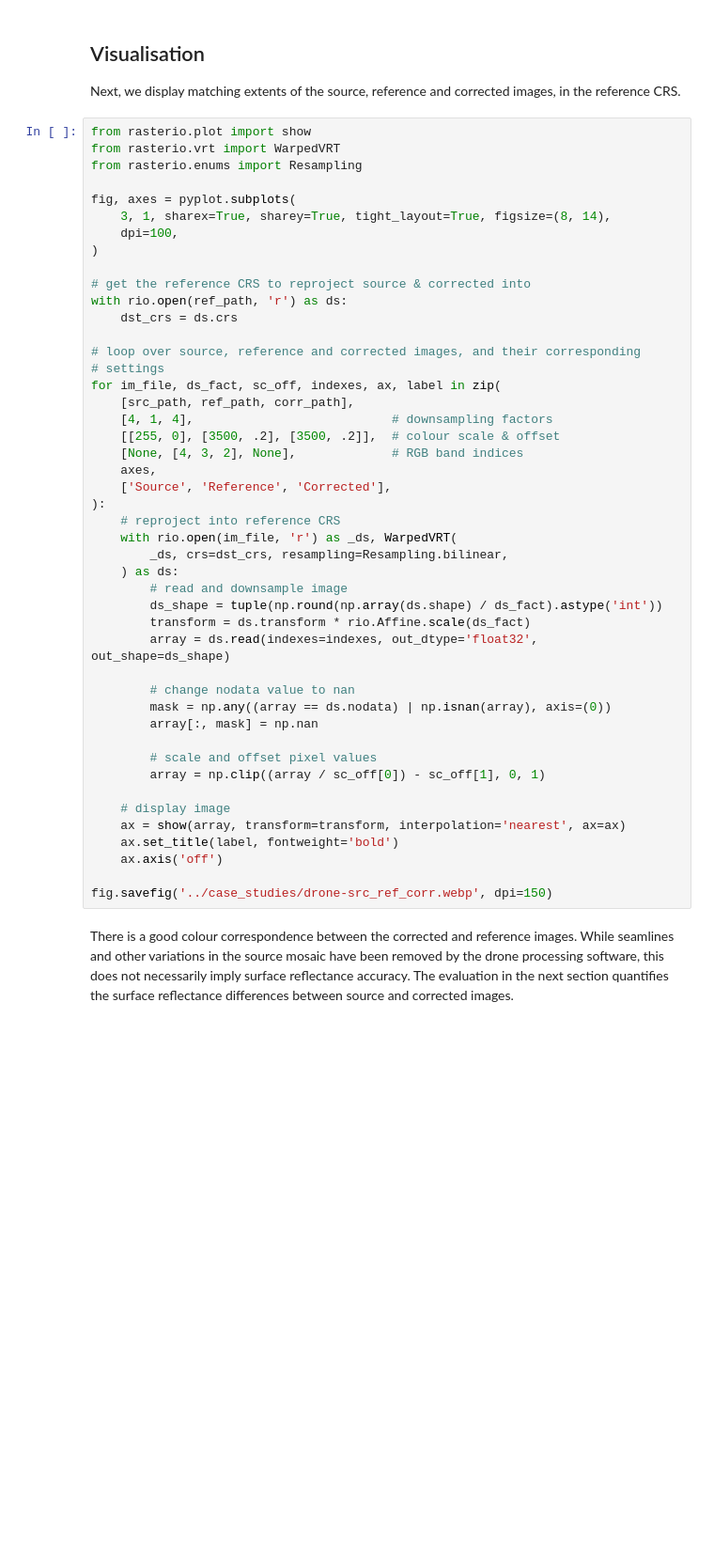
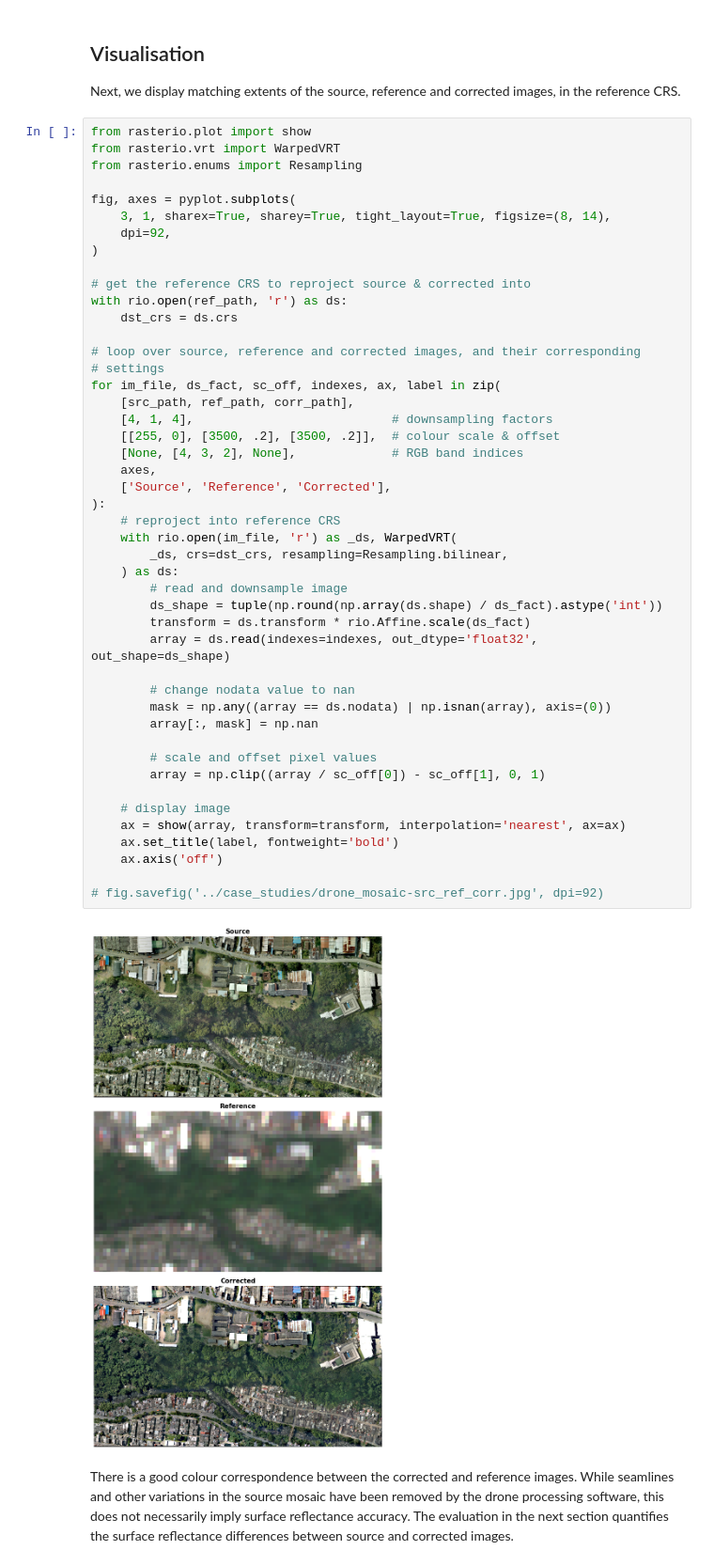
Before and after one commit to leftfield-geospatial/homonim, a Jupyter notebook: docs/tutorials/drone_correction.ipynb, the cells around one changed output. Shown at 94% size. Drawn from its saved outputs; the diff is of its cells as text; blank space fills up the shorter version.

Commit message:
remove image transparency and reduce slightly

```diff
--- a/docs/tutorials/drone_correction.ipynb
+++ b/docs/tutorials/drone_correction.ipynb
@@ -124,7 +145,7 @@ from rasterio.enums import Resampling
 
 fig, axes = pyplot.subplots(
     3, 1, sharex=True, sharey=True, tight_layout=True, figsize=(8, 14),
-    dpi=100,
+    dpi=92,
 )
 
 # get the reference CRS to reproject source & corrected into
@@ -135,34 +156,36 @@ with rio.open(ref_path, 'r') as ds:
 # settings
 for im_file, ds_fact, sc_off, indexes, ax, label in zip(
     [src_path, ref_path, corr_path],
     [4, 1, 4],                           # downsampling factors
     [[255, 0], [3500, .2], [3500, .2]],  # colour scale & offset
     [None, [4, 3, 2], None],             # RGB band indices
     axes,
     ['Source', 'Reference', 'Corrected'],
 ):
     # reproject into reference CRS
     with rio.open(im_file, 'r') as _ds, WarpedVRT(
         _ds, crs=dst_crs, resampling=Resampling.bilinear,
     ) as ds:
         # read and downsample image
         ds_shape = tuple(np.round(np.array(ds.shape) / ds_fact).astype('int'))
         transform = ds.transform * rio.Affine.scale(ds_fact)
         array = ds.read(indexes=indexes, out_dtype='float32', out_shape=ds_shape)
 
         # change nodata value to nan
         mask = np.any((array == ds.nodata) | np.isnan(array), axis=(0))
         array[:, mask] = np.nan
 
         # scale and offset pixel values
         array = np.clip((array / sc_off[0]) - sc_off[1], 0, 1)
 
     # display image
     ax = show(array, transform=transform, interpolation='nearest', ax=ax)
     ax.set_title(label, fontweight='bold')
     ax.axis('off')
 
-fig.savefig('../case_studies/drone-src_ref_corr.webp', dpi=150)
+# fig.savefig('../case_studies/drone_mosaic-src_ref_corr.jpg', dpi=92)
+# %% [output]
+[figure, added]
 # %% [markdown]
 There is a good colour correspondence between the corrected and reference images.  While seamlines and other variations in the source mosaic have been removed by the drone processing software, this does not necessarily imply surface reflectance accuracy.  The evaluation in the next section quantifies the surface reflectance differences between source and corrected images.
 # %% [markdown]
```
Also changed, not shown: parts of 7 cells of this notebook, 2 other files.
